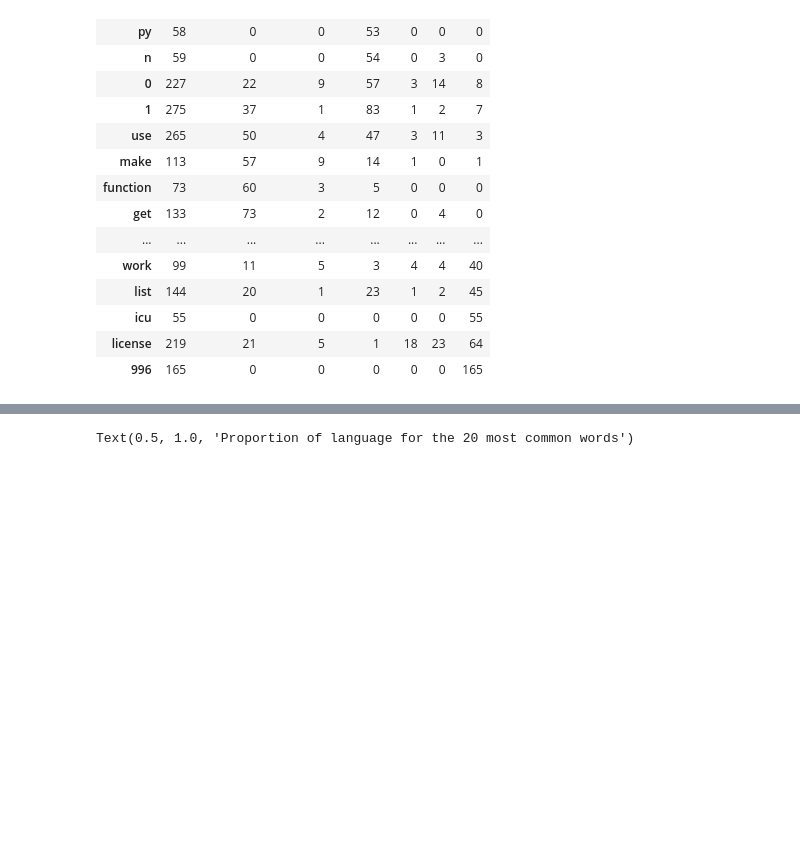
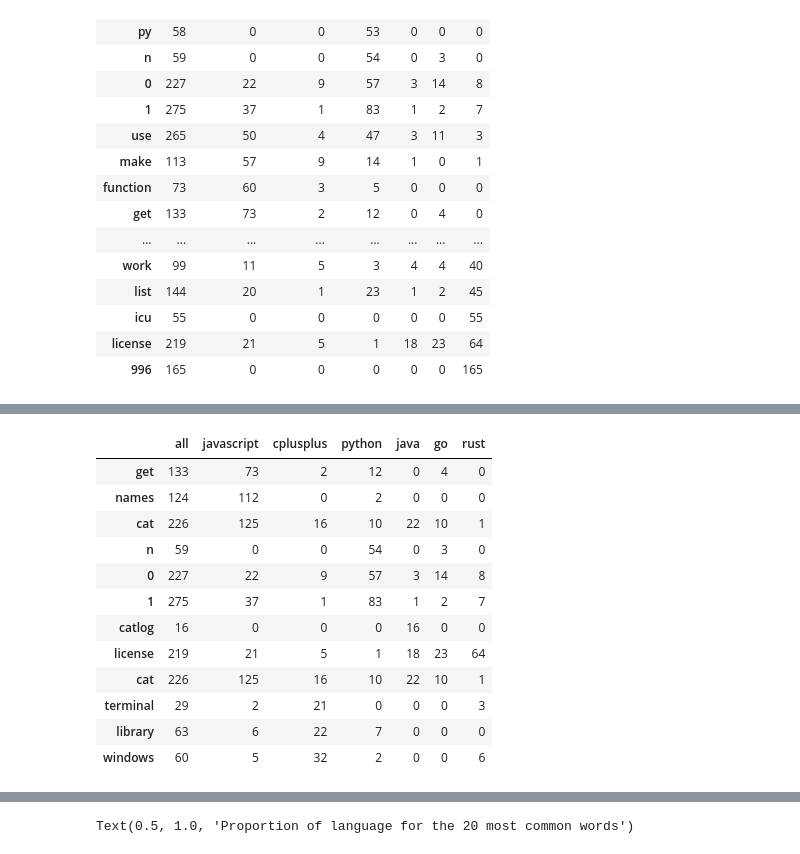
Before and after one commit to sandy-matthew-nlp/github_readme_language_analysis, a Jupyter notebook: explore_readme_files.ipynb, the cells around one changed output, grey strips where cells are left out. Saved outputs shown, nothing was run; the diff lists cells and outputs as text; code cells hidden in the pictures; blank space fills up the shorter version.

```diff
--- a/explore_readme_files.ipynb
+++ b/explore_readme_files.ipynb
@@ -375,0 +393,19 @@ pd.concat([word_counts.sort_values(by='python').tail(6),
+# %%
+pd.concat([word_counts.sort_values(by='javascript').tail(3),
+           word_counts.sort_values(by='python').tail(3),
+           word_counts.sort_values(by='java').tail(3),
+          word_counts.sort_values(by='cplusplus').tail(3)])
+# %% [output]
+|  | all | javascript | cplusplus | python | java | go | rust |
+| get | 133 | 73 | 2 | 12 | 0 | 4 | 0 |
+| names | 124 | 112 | 0 | 2 | 0 | 0 | 0 |
+| cat | 226 | 125 | 16 | 10 | 22 | 10 | 1 |
+| n | 59 | 0 | 0 | 54 | 0 | 3 | 0 |
+| 0 | 227 | 22 | 9 | 57 | 3 | 14 | 8 |
+| 1 | 275 | 37 | 1 | 83 | 1 | 2 | 7 |
+| catlog | 16 | 0 | 0 | 0 | 16 | 0 | 0 |
+| license | 219 | 21 | 5 | 1 | 18 | 23 | 64 |
+| cat | 226 | 125 | 16 | 10 | 22 | 10 | 1 |
+| terminal | 29 | 2 | 21 | 0 | 0 | 0 | 3 |
+| library | 63 | 6 | 22 | 7 | 0 | 0 | 0 |
+| windows | 60 | 5 | 32 | 2 | 0 | 0 | 6 |
```
Also changed, not shown: parts of 55 cells of this notebook, 10 other files.
